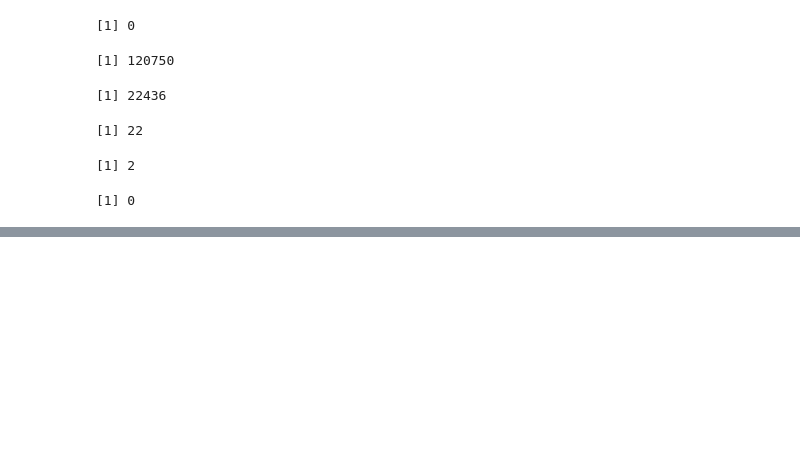
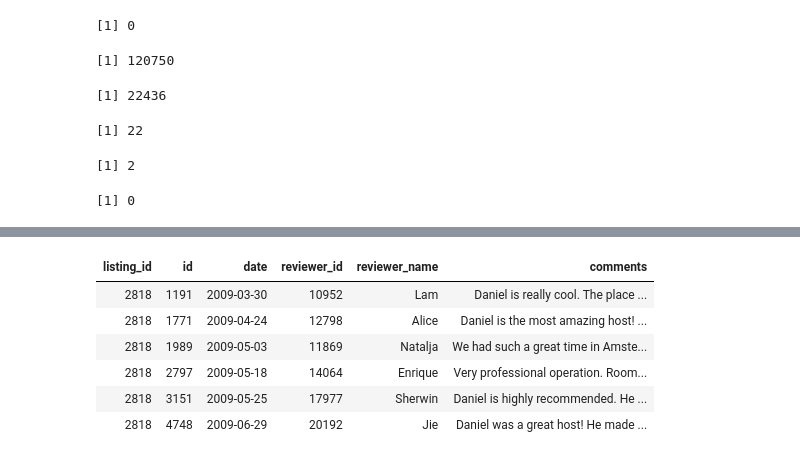
Before and after one commit to jengsen/Airbnb-R, a Jupyter notebook: PROJET R.ipynb, the cells around one changed output, grey strips where cells are left out. Drawn from its saved outputs; the diff is of its cells as text; code cells hidden in the pictures; blank space fills up the shorter version.

```diff
--- a/PROJET R.ipynb
+++ b/PROJET R.ipynb
@@ -39,0 +144,10 @@ teacher <- read.csv('donation/Teachers.csv')
+# %%
+head(reviews_details)
+# %% [output]
+| listing_id | id | date | reviewer_id | reviewer_name | comments |
+| 2818 | 1191 | 2009-03-30 | 10952 | Lam | Daniel is really cool. The place ... |
+| 2818 | 1771 | 2009-04-24 | 12798 | Alice | Daniel is the most amazing host! ... |
+| 2818 | 1989 | 2009-05-03 | 11869 | Natalja | We had such a great time in Amste... |
+| 2818 | 2797 | 2009-05-18 | 14064 | Enrique | Very professional operation. Room... |
+| 2818 | 3151 | 2009-05-25 | 17977 | Sherwin | Daniel is highly recommended. He ... |
+| 2818 | 4748 | 2009-06-29 | 20192 | Jie | Daniel was a great host! He made ... |
```
Also changed, not shown: parts of 28 cells of this notebook.
